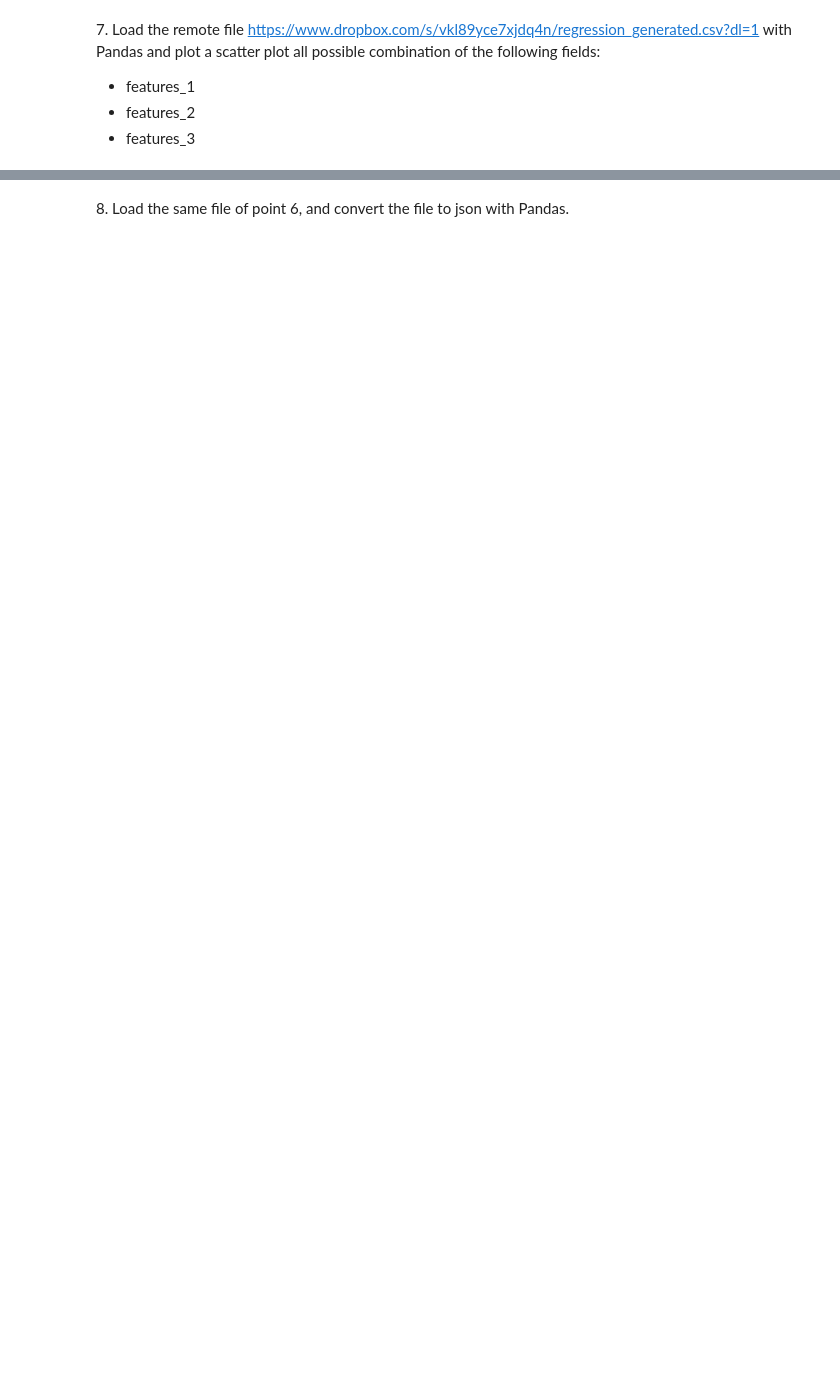
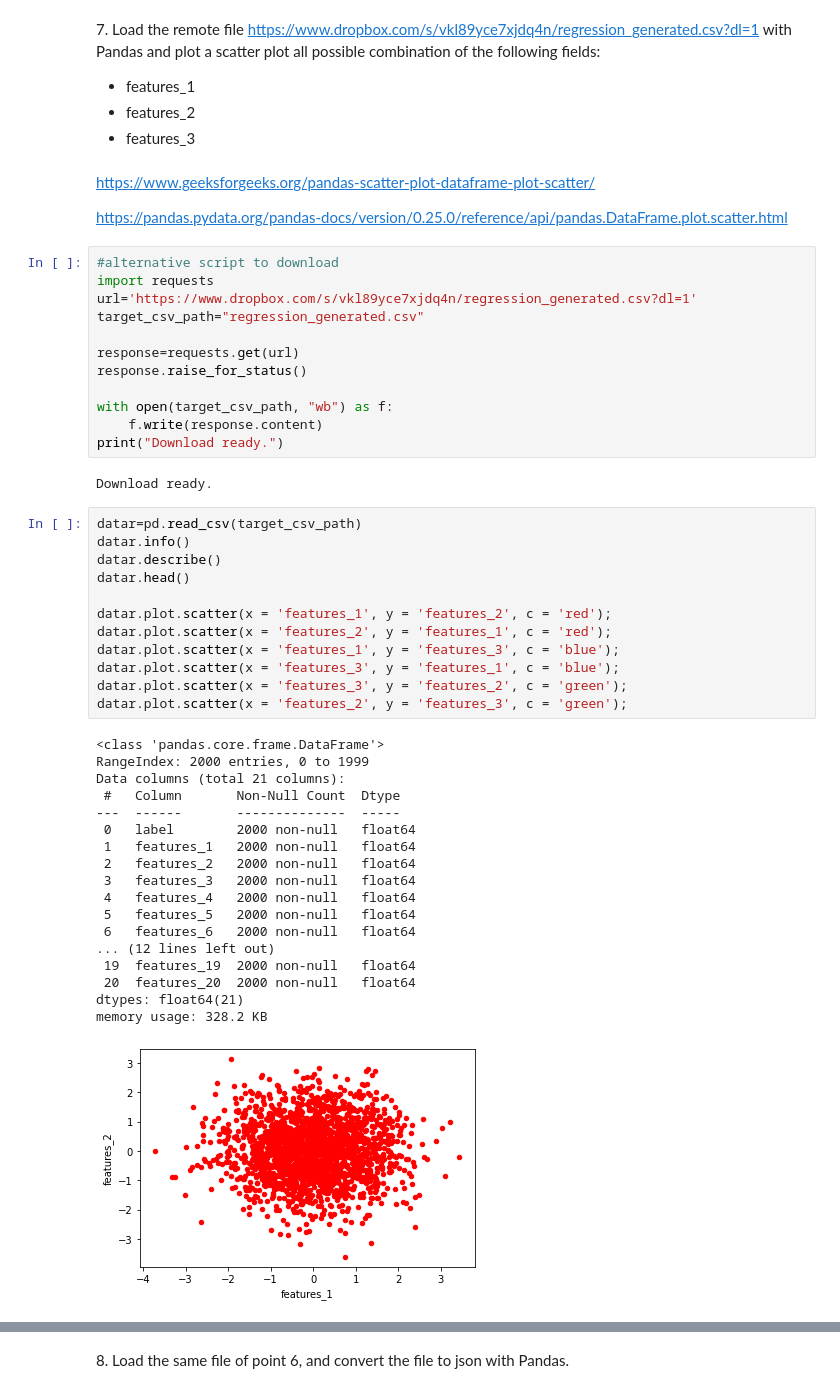
Before and after one commit to M-FedonVocaturo/LaboratoryOfComputationalPhysics_Y5, a Jupyter notebook: 05ex_OSEMN.ipynb, the cells around one changed output, grey strips where cells are left out. Cells and saved outputs as stored; diff of their text form; blank space fills up the shorter version.

```diff
--- a/05ex_OSEMN.ipynb
+++ b/05ex_OSEMN.ipynb
@@ -163,3 +398,52 @@ error: unpack requires a buffer of 2 bytes
   + features_1
   + features_2
   + features_3
+# %% [markdown]
+https://www.geeksforgeeks.org/pandas-scatter-plot-dataframe-plot-scatter/
+
+https://pandas.pydata.org/pandas-docs/version/0.25.0/reference/api/pandas.DataFrame.plot.scatter.html
+# %%
+#alternative script to download
+import requests
+url='https://www.dropbox.com/s/vkl89yce7xjdq4n/regression_generated.csv?dl=1'
+target_csv_path="regression_generated.csv"
+
+response=requests.get(url)
+response.raise_for_status()
+
+with open(target_csv_path, "wb") as f:
+    f.write(response.content)
+print("Download ready.")
+# %% [output]
+Download ready.
+# %%
+datar=pd.read_csv(target_csv_path)
+datar.info()
+datar.describe()
+datar.head()
+
+datar.plot.scatter(x = 'features_1', y = 'features_2', c = 'red');
+datar.plot.scatter(x = 'features_2', y = 'features_1', c = 'red');
+datar.plot.scatter(x = 'features_1', y = 'features_3', c = 'blue');
+datar.plot.scatter(x = 'features_3', y = 'features_1', c = 'blue');
+datar.plot.scatter(x = 'features_3', y = 'features_2', c = 'green');
+datar.plot.scatter(x = 'features_2', y = 'features_3', c = 'green');
+# %% [output]
+<class 'pandas.core.frame.DataFrame'>
+RangeIndex: 2000 entries, 0 to 1999
+Data columns (total 21 columns):
+ #   Column       Non-Null Count  Dtype
+---  ------       --------------  -----
+ 0   label        2000 non-null   float64
+ 1   features_1   2000 non-null   float64
+ 2   features_2   2000 non-null   float64
+ 3   features_3   2000 non-null   float64
+ 4   features_4   2000 non-null   float64
+ 5   features_5   2000 non-null   float64
+ 6   features_6   2000 non-null   float64
+... (12 lines left out)
+ 19  features_19  2000 non-null   float64
+ 20  features_20  2000 non-null   float64
+dtypes: float64(21)
+memory usage: 328.2 KB
+[figure, added]
```
Also changed, not shown: parts of 23 cells of this notebook.
